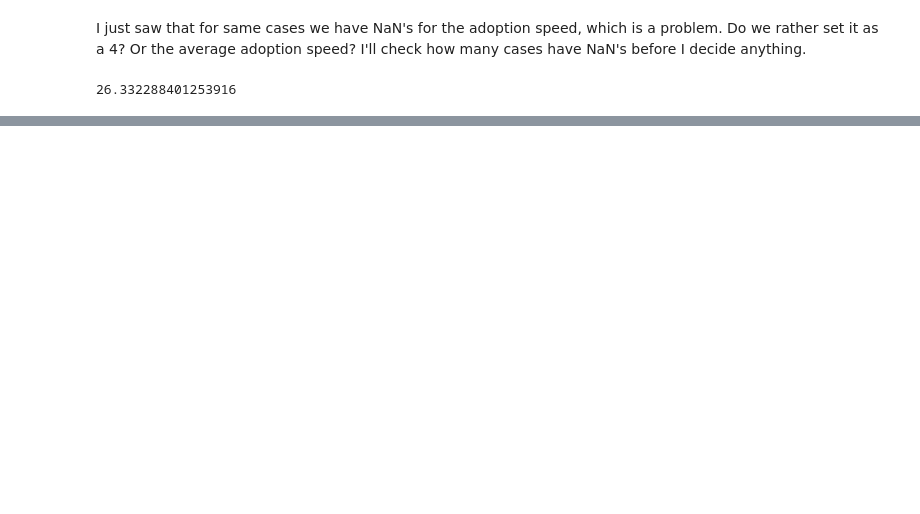
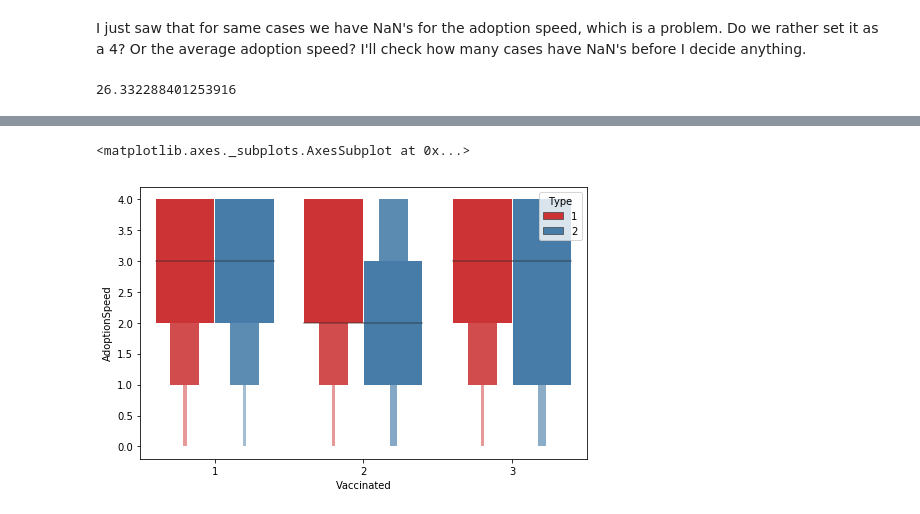
Before and after one commit to MelissieP/animal-adoption-prediction, a Jupyter notebook: DataExploration.ipynb, the cells around one changed output, grey strips where cells are left out. Saved outputs shown, nothing was run; the diff lists cells and outputs as text; code cells hidden in the pictures; blank space fills up the shorter version.

```diff
--- a/DataExploration.ipynb
+++ b/DataExploration.ipynb
@@ -512,0 +478,2 @@ Name: Mixed, Length: 14993, dtype: int64
+# %%
+all_data.dropna(axis=0, how = "any", inplace=True)
@@ -512,0 +490,6 @@ Name: Mixed, Length: 14993, dtype: int64
+# %%
+plt.figure(figsize=(8,5))
+sns.boxenplot(x="Vaccinated", y="AdoptionSpeed", hue = "Animal_Type", data = all_data, palette="Set1")
+# %% [output]
+<matplotlib.axes._subplots.AxesSubplot at 0x...>
+[figure, added]
```
Also changed, not shown: parts of 55 cells of this notebook, 1 other file.
